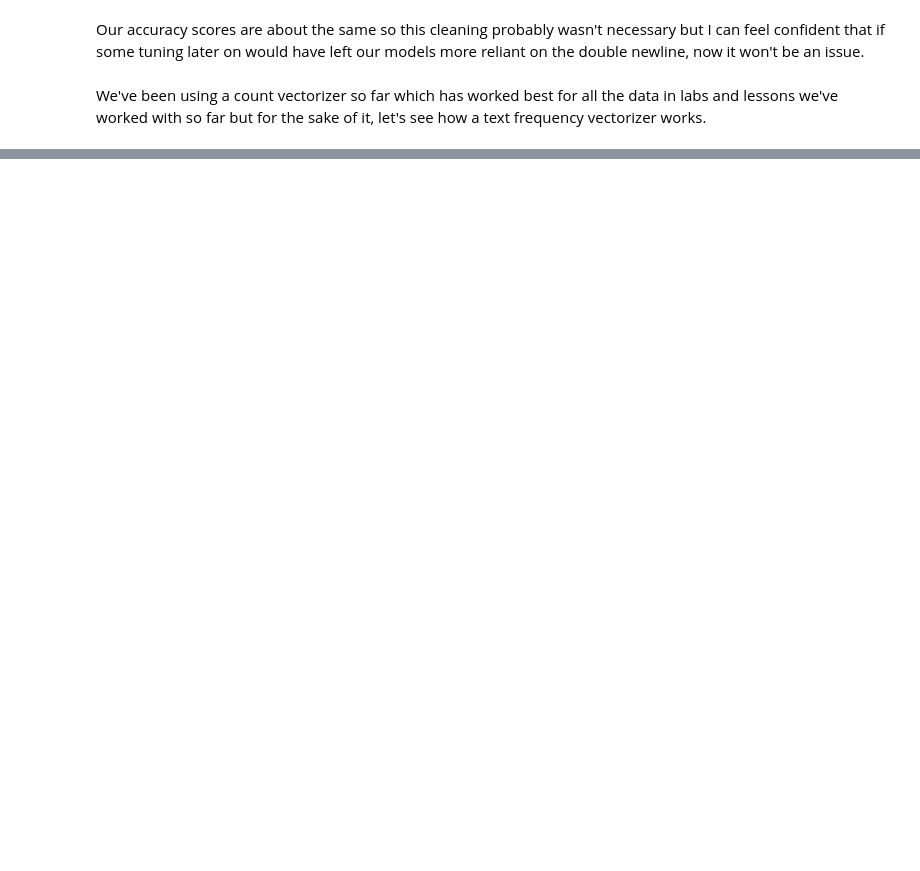
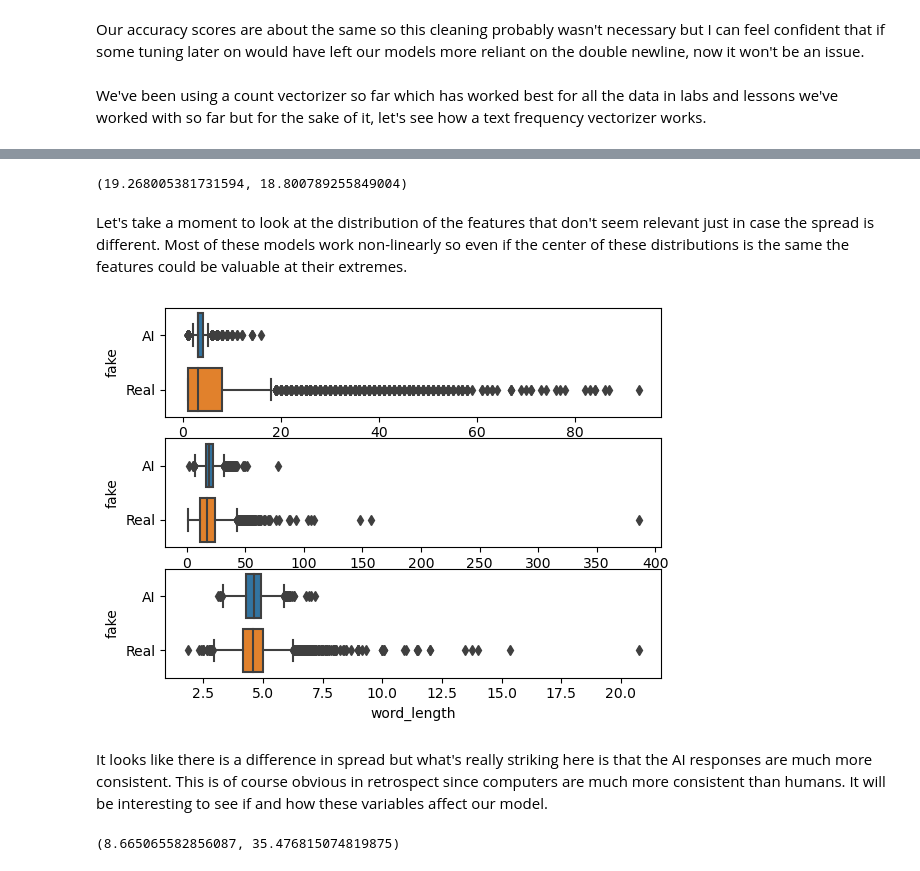
Before and after one commit to vijay-ravuri/reddit-comment-classification, a Jupyter notebook: code/02-Model_Building.ipynb, the cells around one changed output, grey strips where cells are left out. Cells and saved outputs as stored; diff of their text form; code cells hidden in the pictures; blank space fills up the shorter version.

```diff
--- a/code/02-Model_Building.ipynb
+++ b/code/02-Model_Building.ipynb
@@ -318,0 +380,4 @@ df[(df['response'].str.contains('😀')) & (df['fake'] == 1)]
+# %%
+df['num_words'] = df['response_cleaned'].apply(lambda x: word_splitter(x)[0])
+
+df.groupby(['subreddit', 'fake'])['num_words'].mean()
@@ -318,0 +401,4 @@ df[(df['response'].str.contains('😀')) & (df['fake'] == 1)]
+# %%
+df['stop_words'] = df['response_cleaned'].apply(stop_word_counter)
+
+df.groupby(['subreddit', 'fake'])['stop_words'].mean()
@@ -318,0 +426,4 @@ df[(df['response'].str.contains('😀')) & (df['fake'] == 1)]
+# %%
+df['num_sentences'] = df['response_cleaned'].apply(lambda x: sentence_count(x)[0])
+
+df.groupby(['subreddit', 'fake'])['num_sentences'].mean() # Same trend here as we saw both times above so the same applies to checking without this later on
@@ -318,0 +445,23 @@ df[(df['response'].str.contains('😀')) & (df['fake'] == 1)]
+# %%
+np.mean(df[df['fake'] == 1]['response_cleaned'].apply(lambda x: sentence_count(x)[1])), np.mean(df[df['fake'] == 0]['response_cleaned'].apply(lambda x: sentence_count(x)[1])) # Not much difference in sentence length
+# %% [output]
+(19.268005381731594, 18.800789255849004)
+# %% [markdown]
+Let's take a moment to look at the distribution of the features that don't seem relevant just in case the spread is different. Most of these models work non-linearly so even if the center of these distributions is the same the features could be valuable at their extremes.
+# %%
+df['sentence_length'] = df['response_cleaned'].apply(lambda x: sentence_count(x)[1])
+df['word_length'] = df['response_cleaned'].apply(lambda x: word_splitter(x)[1])
+# %%
+fig, ax = plt.subplots(nrows = 3, ncols = 1)
+
+sns.boxplot(ax = ax[0], x = df['num_sentences'], y = df['fake'].map({0 : 'Real', 1 : 'AI'}))
+sns.boxplot(ax = ax[1], x = df['sentence_length'], y = df['fake'].map({0 : 'Real', 1 : 'AI'}))
+sns.boxplot(ax = ax[2], x = df['word_length'], y = df['fake'].map({0 : 'Real', 1 : 'AI'}));
+# %% [output]
+[figure, added]
+# %% [markdown]
+It looks like there is a difference in spread but what's really striking here is that the AI responses are much more consistent. This is of course obvious in retrospect since computers are much more consistent than humans. It will be interesting to see if and how these variables affect our model.
+# %%
+np.mean(df[df['fake'] == 1]['response_cleaned'].apply(punc_counter)), np.mean(df[df['fake'] == 0]['response_cleaned'].apply(punc_counter)) # Real responses use MUCH more punctuation
+# %% [output]
+(8.665065582856087, 35.476815074819875)
```
Also changed, not shown: parts of 35 cells of this notebook.
